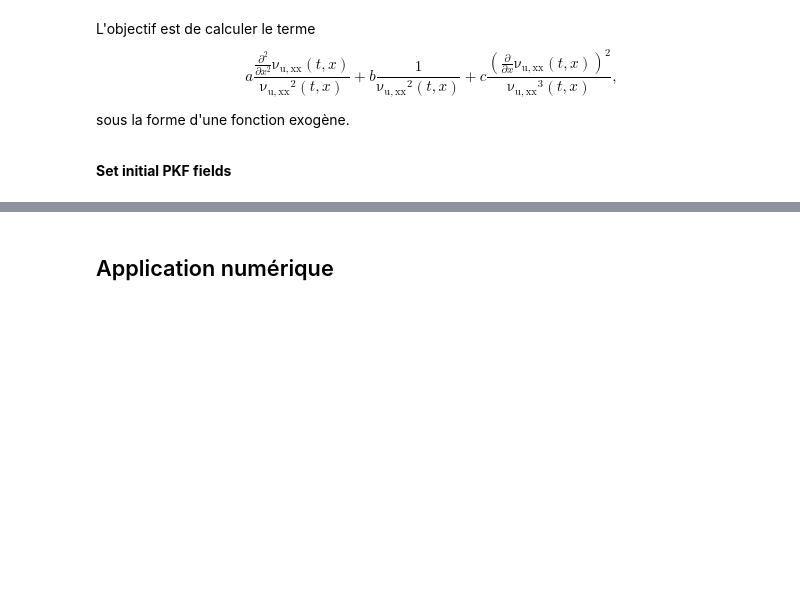
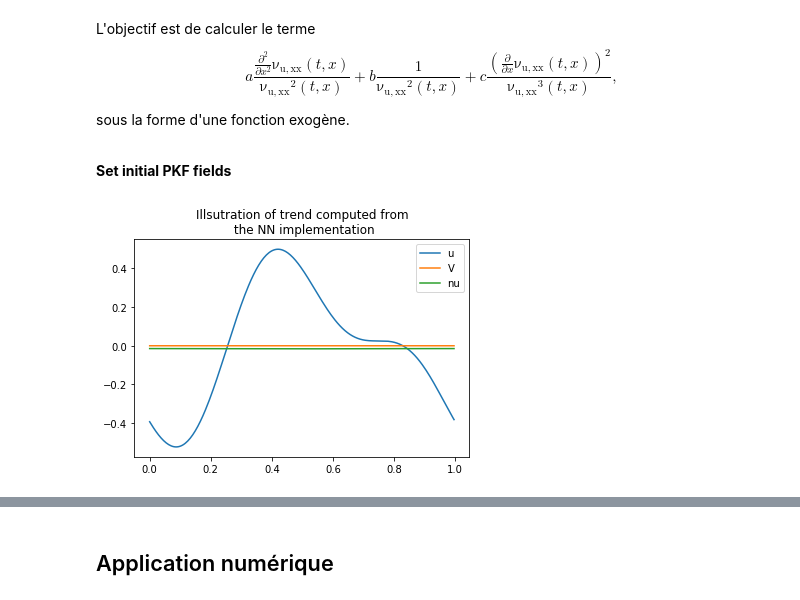
Before and after one commit to opannekoucke/pdenetgen, a Jupyter notebook: example/pdenetgen-NN-PKF_burgers_learn-exogenous-closure.ipynb, the cells around one changed output, grey strips where cells are left out. Saved outputs shown, nothing was run; the diff lists cells and outputs as text; code cells hidden in the pictures; blank space fills up the shorter version.

```diff
--- a/example/pdenetgen-NN-PKF_burgers_learn-exogenous-closure.ipynb
+++ b/example/pdenetgen-NN-PKF_burgers_learn-exogenous-closure.ipynb
@@ -180,10 +238,11 @@ exec(pkf_NN_builder.code)
 class ClosedPKFBurgers(NN_Unclosed_PKF_Burgers):
     def _make_exogenous_model(self):
 
-        u = keras.layers.Input(shape=(self.input_shape_x,1))
-        V = keras.layers.Input(shape=(self.input_shape_x,1))
-        nu_u_xx = keras.layers.Input(shape=(self.input_shape_x,1))
+        state = keras.layers.Input(shape=(3,self.input_shape_x,1))
 
+        u = keras.layers.Lambda(lambda x : x[:,0,:,:])(state)
+        V = keras.layers.Lambda(lambda x : x[:,1,:,:])(state)
+        nu_u_xx = keras.layers.Lambda(lambda x : x[:,2,:,:])(state)
         #
         # Computation of the spatial derivatives
         #
@@ -223,15 +282,14 @@ class ClosedPKFBurgers(NN_Unclosed_PKF_Burgers):
 
         closure = keras.layers.add([term1, term2, term3],name='Closure')
 
-        self._exogenous_model = keras.models.Model(inputs=[u,V,nu_u_xx], outputs=[closure])
+        self._exogenous_model = keras.models.Model(inputs=state, outputs=closure)
 
     def compute_exogenous(self, t, state):
 
         if self._exogenous_model is None:
             self._make_exogenous_model()
 
-        u,V,nu = state
-        closure = self._exogenous_model.predict([u,V,nu])
+        closure = self._exogenous_model.predict(state)
         if not isinstance(closure, list):
             closure = [closure]
         return closure
@@ -249,7 +307,7 @@ class ClosedPKFBurgers(NN_Unclosed_PKF_Burgers):
         V = keras.layers.Lambda(lambda x : x[:,1,:,:])(state)
         nu_u_xx = keras.layers.Lambda(lambda x : x[:,2,:,:])(state)
 
-        closure = self._exogenous_model([u,V,nu_u_xx])
+        closure = self._exogenous_model(state)
         trend_u, trend_V, trend_nu = self._trend_model([u,V,nu_u_xx,closure])
 
         trend_u = keras.layers.Reshape((1,self.input_shape_x,1))(trend_u)
@@ -279,6 +337,16 @@ normalization = {
                 'Variance':V0.max(),
                 'Length-scale':lh
                 }
+state0 = state0.reshape((1,3,241,1))
+# %%
+# Illustration of the computation of the trend from the state (Note this use the untrained closure part)
+for field, label in zip(closed_burgers._full_trend.predict(state0)[0], ['u','V','nu']):
+    field = field.reshape(closed_burgers.shape)
+    plt.plot(closed_burgers.x[0],field,label=label)
+plt.legend()
+plt.title('Illsutration of trend computed from\n the NN implementation');
+# %% [output]
+[figure, added]
 # %%
 length_scale = lambda nu: np.sqrt(2*nu)
 plt.figure(figsize=(12,12))
```
Also changed, not shown: parts of 20 cells of this notebook, 2 other files.
